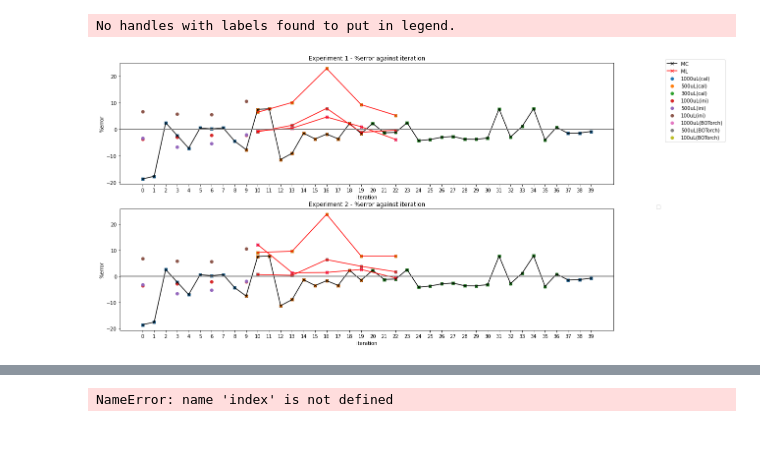
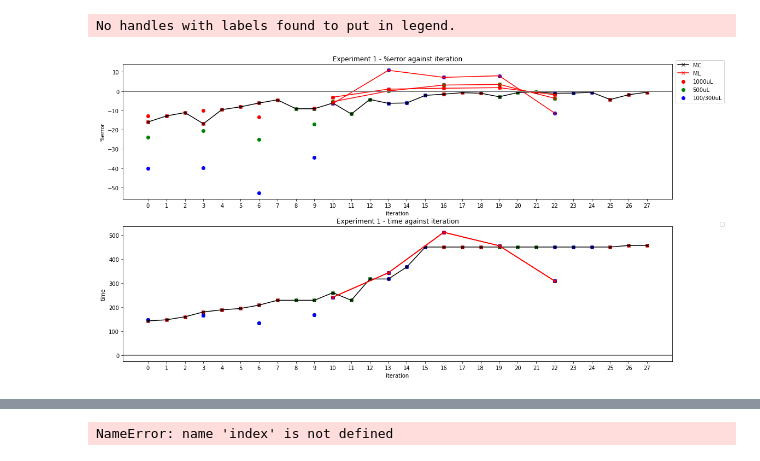
Before and after one commit to Quijanove/viscosity_liquid_transfer_Pablo, a Jupyter notebook: Opentrons_experiments/BOTorch_optimization/Opentrons_csv/error against iterations (ini+cal+ml).ipynb, the cells around one changed output, grey strips where cells are left out. Cells and saved outputs as stored; diff of their text form; code cells hidden in the pictures.

Commit message:
diagrams

```diff
--- a/Opentrons_experiments/BOTorch_optimization/Opentrons_csv/error against iterations (ini+cal+ml).ipynb
+++ b/Opentrons_experiments/BOTorch_optimization/Opentrons_csv/error against iterations (ini+cal+ml).ipynb
@@ -4,7 +4,7 @@ import matplotlib.pyplot as plt
 import numpy as np
 import os
 # %%
-std = '505'
+std = '1275'
 
 cal_folder = r'C:\\Users\\amdm_\\OneDrive\\Documents\\GitHub\\viscosity_liquid_transfer_Pablo\\Std_calibrations\\'
 exp_folder = r'C:\\Users\\amdm_\\OneDrive\\Documents\\GitHub\\viscosity_liquid_transfer_Pablo\\Opentrons_experiments\\BOTorch_optimization\\Opentrons_csv\\'
@@ -61,73 +63,73 @@ fig.set_size_inches(18, 10)
 
 # 0 - Experiment 1
     # calibration
-axs[0].scatter(df_cal_1000.index,df_cal_1000[r'%error'],label='1000uL(cal)')
-axs[0].scatter(df_cal_500.index,df_cal_500[r'%error'],label='500uL(cal)')
-axs[0].scatter(df_cal_300.index,df_cal_300[r'%error'],label='300uL(cal)')
+axs[0].scatter(df_cal_1000.index,df_cal_1000[r'%error'],label='1000uL', color = 'red')
+axs[0].scatter(df_cal_500.index,df_cal_500[r'%error'],label='500uL',color = 'green')
+axs[0].scatter(df_cal_300.index,df_cal_300[r'%error'],label='100/300uL',color = 'blue')
 axs[0].plot(index_cal,df_cal[r'%error'],color='black',marker = 'x',label = 'MC')
 axs[0].axhline(y=0,color='grey')
 axs[0].set_xticks(index_cal)
 
     # initialization
-axs[0].scatter(df_ini_1000.index,df_ini_1000[r'%error'],label='1000uL(ini)')
-axs[0].scatter(df_ini_500.index-1,df_ini_500[r'%error'],label='500uL(ini)')
-axs[0].scatter(df_ini_100.index-2,df_ini_100[r'%error'],label='100uL(ini)')
+axs[0].scatter(df_ini_1000.index,df_ini_1000[r'%error'],color = 'red')
+axs[0].scatter(df_ini_500.index-1,df_ini_500[r'%error'],color = 'green')
+axs[0].scatter(df_ini_100.index-2,df_ini_100[r'%error'],color = 'blue')
 # axs[0].plot(df_ini_1000.index,df_ini_1000[r'%error'],color='black',marker = 'x')
 # axs[0].plot(df_ini_500.index-1,df_ini_500[r'%error'],color='black',marker = 'x')
 # axs[0].plot(df_ini_100.index-2,df_ini_100[r'%error'],color='black',marker = 'x')
 axs[0].axhline(y=0,color='grey')
 
     # BOTorch optimisation
-axs[0].scatter(df_exp_1_1000.index+10,df_exp_1_1000[r'%error'],label='1000uL(BOTorch)')
-axs[0].scatter(df_exp_1_500.index+9,df_exp_1_500[r'%error'],label='500uL(BOTorch)')
-axs[0].scatter(df_exp_1_100.index+8,df_exp_1_100[r'%error'],label='100uL(BOTorch)')
+axs[0].scatter(df_exp_1_1000.index+10,df_exp_1_1000[r'%error'], color = 'red')
+axs[0].scatter(df_exp_1_500.index+9,df_exp_1_500[r'%error'],color = 'green')
+axs[0].scatter(df_exp_1_100.index+8,df_exp_1_100[r'%error'],color = 'blue')
 axs[0].plot(df_exp_1_1000.index+10,df_exp_1_1000[r'%error'],color='red',marker = 'x',label='ML')
 axs[0].plot(df_exp_1_500.index+9,df_exp_1_500[r'%error'],color='red',marker = 'x')
 axs[0].plot(df_exp_1_100.index+8,df_exp_1_100[r'%error'],color='red',marker = 'x')
 axs[0].axhline(y=0,color='grey')
 
 axs[0].set_xlabel('iteration')
 axs[0].set_ylabel(r'%error')
 axs[0].legend(bbox_to_anchor=(1.1, 1.05))
 axs[0].set_title(r'Experiment 1 - %error against iteration')
 
-# 1 - Experiment 2
+# 1 - Experiment 1 time
     # 1 - calibration
-axs[1].scatter(df_cal_1000.index,df_cal_1000[r'%error'])
-axs[1].scatter(df_cal_500.index,df_cal_500[r'%error'])
-axs[1].scatter(df_cal_300.index,df_cal_300[r'%error'])
-axs[1].plot(index_cal,df_cal[r'%error'],color='black',marker = 'x')
+axs[1].scatter(df_cal_1000.index,df_cal_1000['time_asp_1000'],color = 'red')
+axs[1].scatter(df_cal_500.index,df_cal_500[r'time_asp_1000'],color = 'green')
+axs[1].scatter(df_cal_300.index,df_cal_300[r'time_asp_1000'],color = 'blue')
+axs[1].plot(index_cal,df_cal[r'time_asp_1000'],color='black',marker = 'x')
 axs[1].axhline(y=0,color='grey')
 axs[1].set_xticks(index_cal)
 
 axs[1].set_xlabel('iteration')
-axs[1].set_ylabel(r'%error')
+axs[1].set_ylabel(r'time')
 
     # initialization
-axs[1].scatter(df_ini_1000.index,df_ini_1000[r'%error'])
-axs[1].scatter(df_ini_500.index-1,df_ini_500[r'%error'])
-axs[1].scatter(df_ini_100.index-2,df_ini_100[r'%error'])
+axs[1].scatter(df_ini_1000.index,df_ini_1000[r'time_asp_1000'],color = 'red')
+axs[1].scatter(df_ini_500.index-1,df_ini_500[r'time_asp_1000'],color = 'green')
+axs[1].scatter(df_ini_100.index-2,df_ini_100[r'time_asp_1000'],color = 'blue')
 # axs[1].plot(df_ini_1000.index,df_ini_1000[r'%error'],color='black',marker = 'x')
 # axs[1].plot(df_ini_500.index-1,df_ini_500[r'%error'],color='black',marker = 'x')
 # axs[1].plot(df_ini_100.index-2,df_ini_100[r'%error'],color='black',marker = 'x')
 axs[1].axhline(y=0,color='grey')
 
     # BOTorch optimisation
-axs[1].scatter(df_exp_2_1000.index+10,df_exp_2_1000[r'%error'])
-axs[1].scatter(df_exp_2_500.index+9,df_exp_2_500[r'%error'])
-axs[1].scatter(df_exp_2_100.index+8,df_exp_2_100[r'%error'])
-axs[1].plot(df_exp_2_1000.index+10,df_exp_2_1000[r'%error'],color='red',marker = 'x')
-axs[1].plot(df_exp_2_500.index+9,df_exp_2_500[r'%error'],color='red',marker = 'x')
-axs[1].plot(df_exp_2_100.index+8,df_exp_2_100[r'%error'],color='red',marker = 'x')
+axs[1].scatter(df_exp_1_1000.index+10,df_exp_1_1000[r'time_asp_1000'],color = 'red')
+axs[1].scatter(df_exp_1_500.index+9,df_exp_1_500[r'time_asp_1000'],color = 'green')
+axs[1].scatter(df_exp_1_100.index+8,df_exp_1_100[r'time_asp_1000'],color = 'blue')
+axs[1].plot(df_exp_1_1000.index+10,df_exp_1_1000[r'time_asp_1000'],color='red',marker = 'x')
+axs[1].plot(df_exp_1_500.index+9,df_exp_1_500[r'time_asp_1000'],color='red',marker = 'x')
+axs[1].plot(df_exp_1_100.index+8,df_exp_1_100[r'time_asp_1000'],color='red',marker = 'x')
 axs[1].axhline(y=0,color='grey')
 
 axs[1].set_xlabel('iteration')
-axs[1].set_ylabel(r'%error')
+axs[1].set_ylabel(r'time')
 axs[1].legend(bbox_to_anchor=(1.1, 1.05))
-axs[1].set_title(r'Experiment 2 - %error against iteration')
+axs[1].set_title(r'Experiment 1 - time against iteration')
 
 
-fig.savefig(exp_folder+r'/'+'Viscosity_std_'+std+r'_iteration_against_%error_comparison'+'.png')
+fig.savefig(exp_folder+r'/'+'Viscosity_std_'+std+r'_iteration_against_%error_and_time_comparison'+'_exp1'+'.png')
 # %% [output]
 No handles with labels found to put in legend.
-[figure, old version]
+[figure, new version]
```
Also changed, not shown: parts of 3 cells of this notebook, 7 other files.
